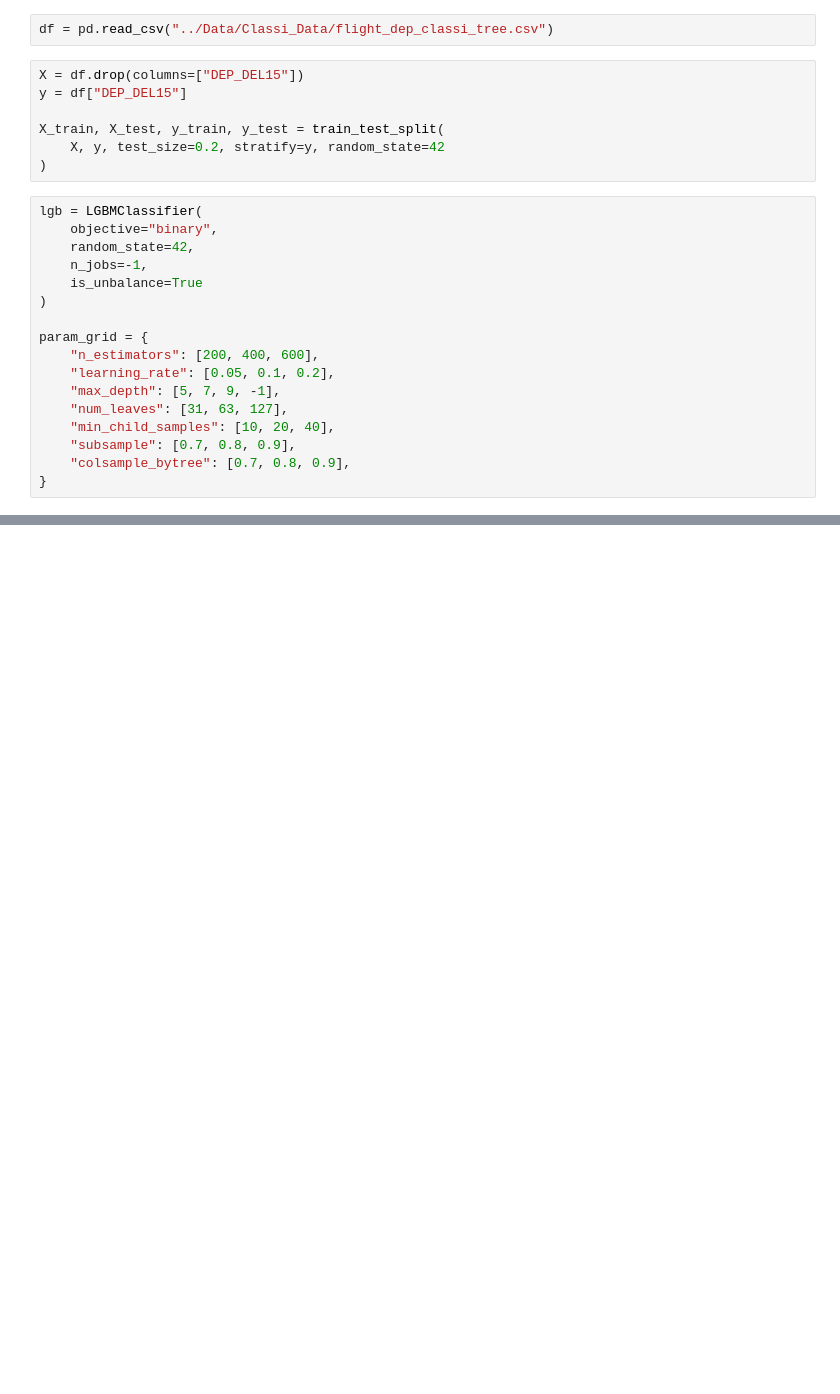
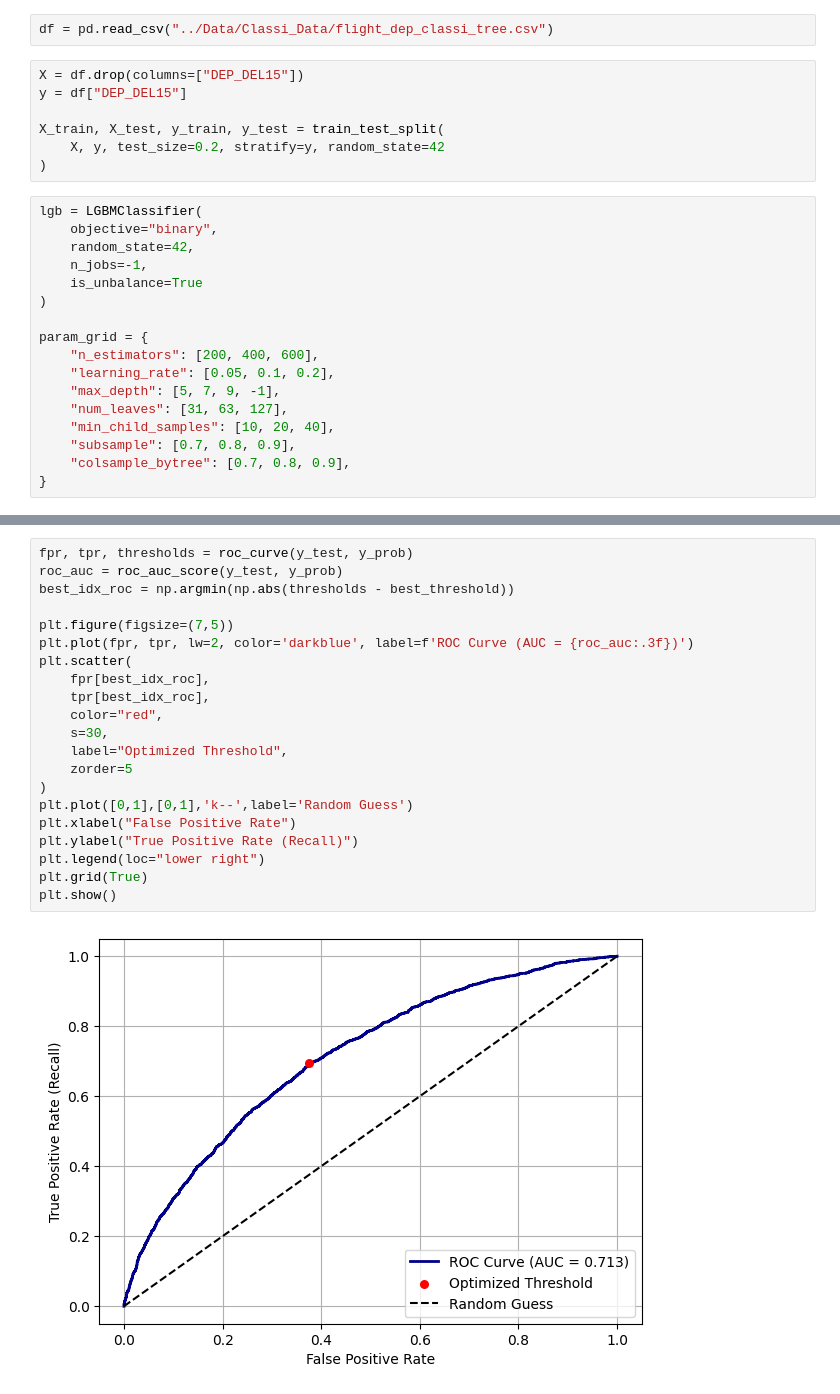
Before and after one commit to cestthanh/USA-flight-delay-prediction, a Jupyter notebook: Classi_Models/lightgbm.ipynb, the cells around one changed output, grey strips where cells are left out. Cells and saved outputs as stored; diff of their text form; blank space fills up the shorter version.

```diff
--- a/Classi_Models/lightgbm.ipynb
+++ b/Classi_Models/lightgbm.ipynb
@@ -201,0 +205,23 @@ plt.show()
+# %%
+fpr, tpr, thresholds = roc_curve(y_test, y_prob)
+roc_auc = roc_auc_score(y_test, y_prob)
+best_idx_roc = np.argmin(np.abs(thresholds - best_threshold))
+
+plt.figure(figsize=(7,5))
+plt.plot(fpr, tpr, lw=2, color='darkblue', label=f'ROC Curve (AUC = {roc_auc:.3f})')
+plt.scatter(
+    fpr[best_idx_roc],
+    tpr[best_idx_roc],
+    color="red",
+    s=30,
+    label="Optimized Threshold",
+    zorder=5
+)
+plt.plot([0,1],[0,1],'k--',label='Random Guess')
+plt.xlabel("False Positive Rate")
+plt.ylabel("True Positive Rate (Recall)")
+plt.legend(loc="lower right")
+plt.grid(True)
+plt.show()
+# %% [output]
+[figure, added]
```
Also changed, not shown: parts of 7 cells of this notebook, 6 other files.
